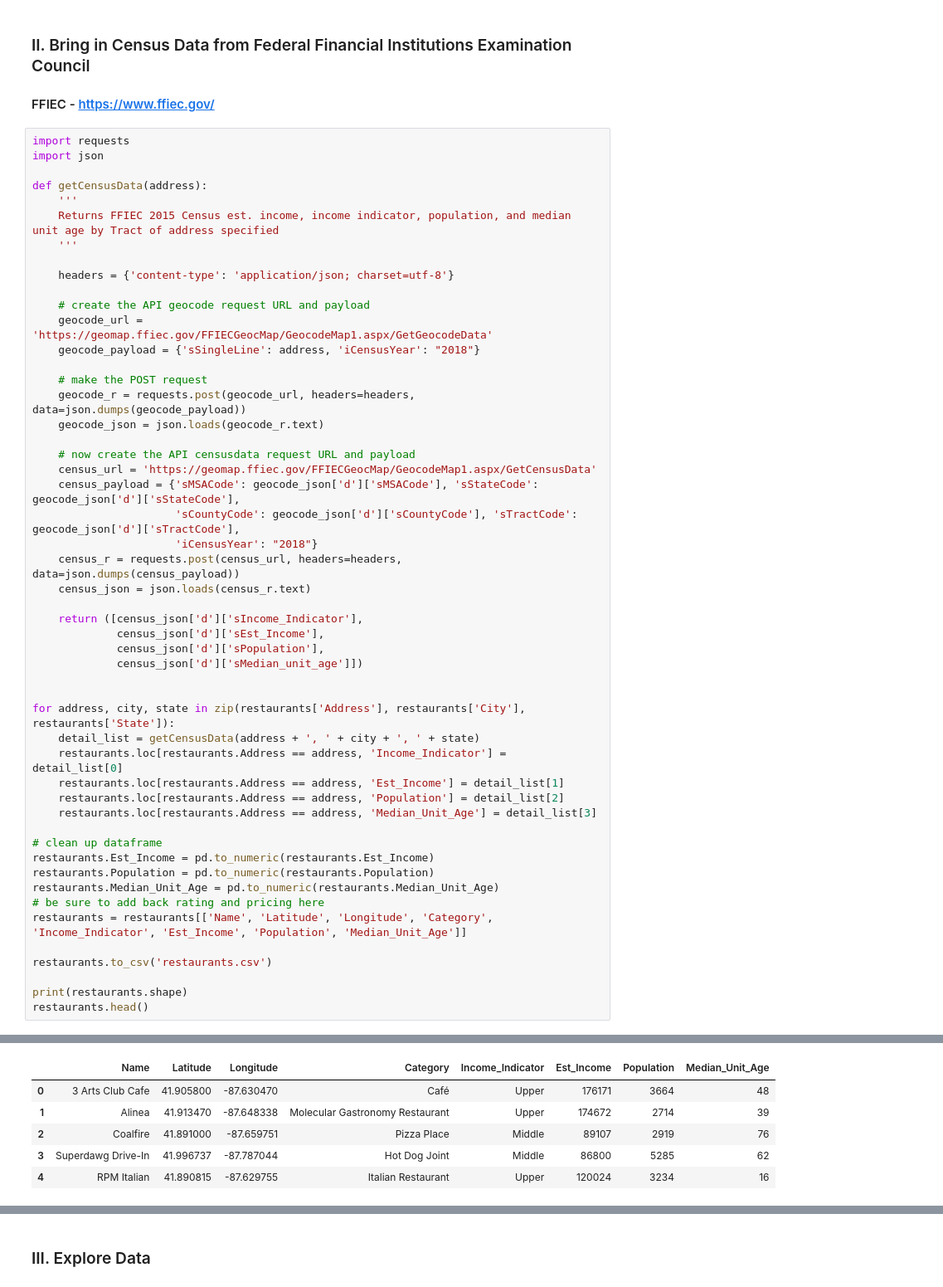
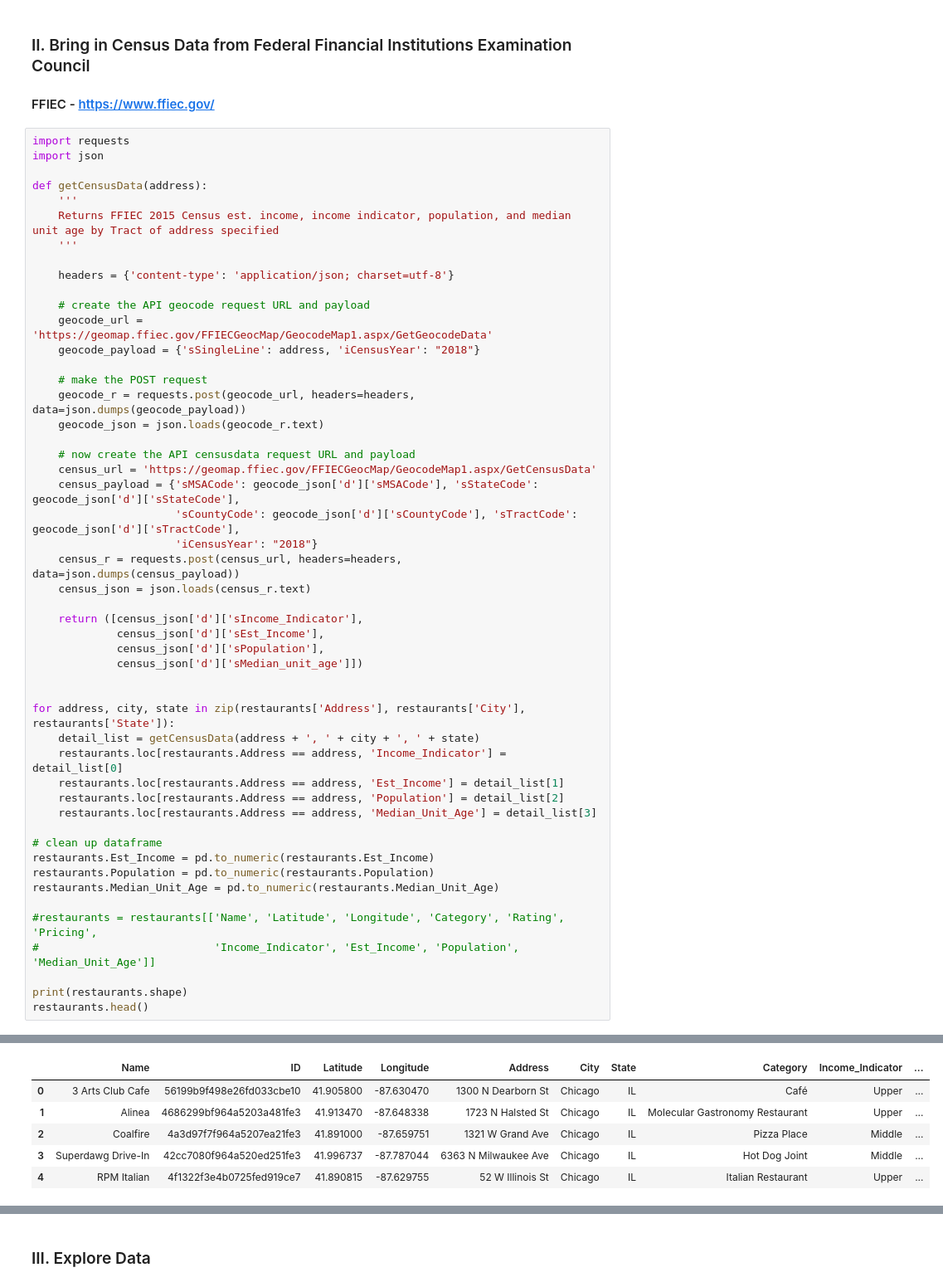
Before and after one commit to braddroegkamp/Coursera_Capstone, a Jupyter notebook: Optimized_Rating_Model_PartI.ipynb, the cells around one changed output, grey strips where cells are left out. Shown at 83% size. Drawn from its saved outputs; the diff is of its cells as text.

```diff
--- a/Optimized_Rating_Model_PartI.ipynb
+++ b/Optimized_Rating_Model_PartI.ipynb
@@ -213,10 +215,9 @@ for address, city, state in zip(restaurants['Address'], restaurants['City'], res
 restaurants.Est_Income = pd.to_numeric(restaurants.Est_Income)
 restaurants.Population = pd.to_numeric(restaurants.Population)
 restaurants.Median_Unit_Age = pd.to_numeric(restaurants.Median_Unit_Age)
-# be sure to add back rating and pricing here
-restaurants = restaurants[['Name', 'Latitude', 'Longitude', 'Category', 'Income_Indicator', 'Est_Income', 'Population', 'Median_Unit_Age']]
 
-restaurants.to_csv('restaurants.csv')
+#restaurants = restaurants[['Name', 'Latitude', 'Longitude', 'Category', 'Rating', 'Pricing',
+#                           'Income_Indicator', 'Est_Income', 'Population', 'Median_Unit_Age']]
 
 print(restaurants.shape)
 restaurants.head()
@@ -225,6 +226,6 @@ restaurants.head()
-|  | Name | Latitude | Longitude | Category | Income_Indicator | Est_Income | Population | Median_Unit_Age |
-| 0 | 3 Arts Club Cafe | 41.905800 | -87.630470 | Café | Upper | 176171 | 3664 | 48 |
-| 1 | Alinea | 41.913470 | -87.648338 | Molecular Gastronomy Restaurant | Upper | 174672 | 2714 | 39 |
-| 2 | Coalfire | 41.891000 | -87.659751 | Pizza Place | Middle | 89107 | 2919 | 76 |
-| 3 | Superdawg Drive-In | 41.996737 | -87.787044 | Hot Dog Joint | Middle | 86800 | 5285 | 62 |
-| 4 | RPM Italian | 41.890815 | -87.629755 | Italian Restaurant | Upper | 120024 | 3234 | 16 |
+|  | Name | ID | Latitude | Longitude | Address | City | State | Category | Income_Indicator | ... |
+| 0 | 3 Arts Club Cafe | 56199b9f498e26fd033cbe10 | 41.905800 | -87.630470 | 1300 N Dearborn St | Chicago | IL | Café | Upper | ... |
+| 1 | Alinea | 4686299bf964a5203a481fe3 | 41.913470 | -87.648338 | 1723 N Halsted St | Chicago | IL | Molecular Gastronomy Restaurant | Upper | ... |
+| 2 | Coalfire | 4a3d97f7f964a5207ea21fe3 | 41.891000 | -87.659751 | 1321 W Grand Ave | Chicago | IL | Pizza Place | Middle | ... |
+| 3 | Superdawg Drive-In | 42cc7080f964a520ed251fe3 | 41.996737 | -87.787044 | 6363 N Milwaukee Ave | Chicago | IL | Hot Dog Joint | Middle | ... |
+| 4 | RPM Italian | 4f1322f3e4b0725fed919ce7 | 41.890815 | -87.629755 | 52 W Illinois St | Chicago | IL | Italian Restaurant | Upper | ... |
```
Also changed, not shown: parts of 26 cells of this notebook, 1 other file.
